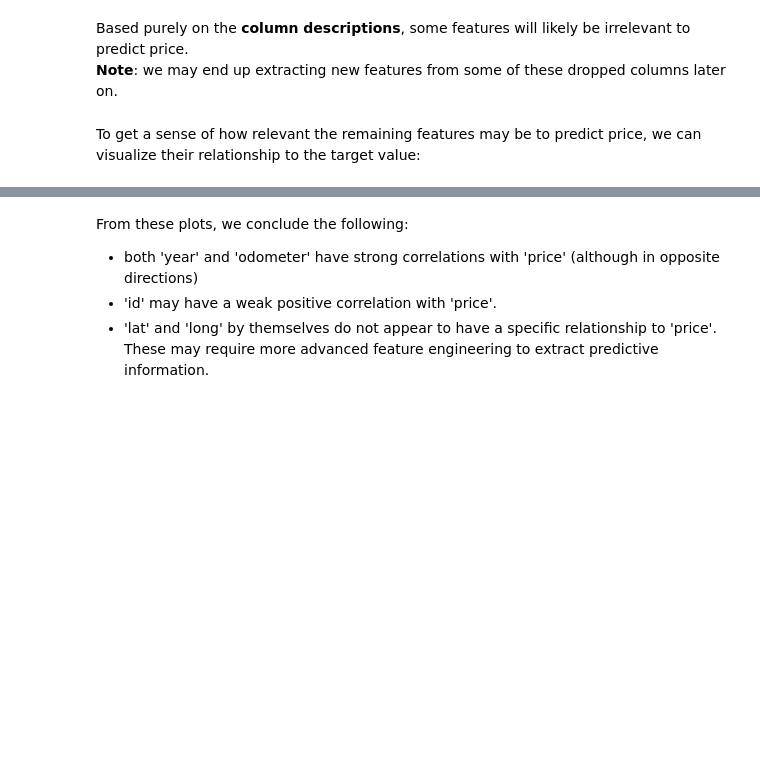
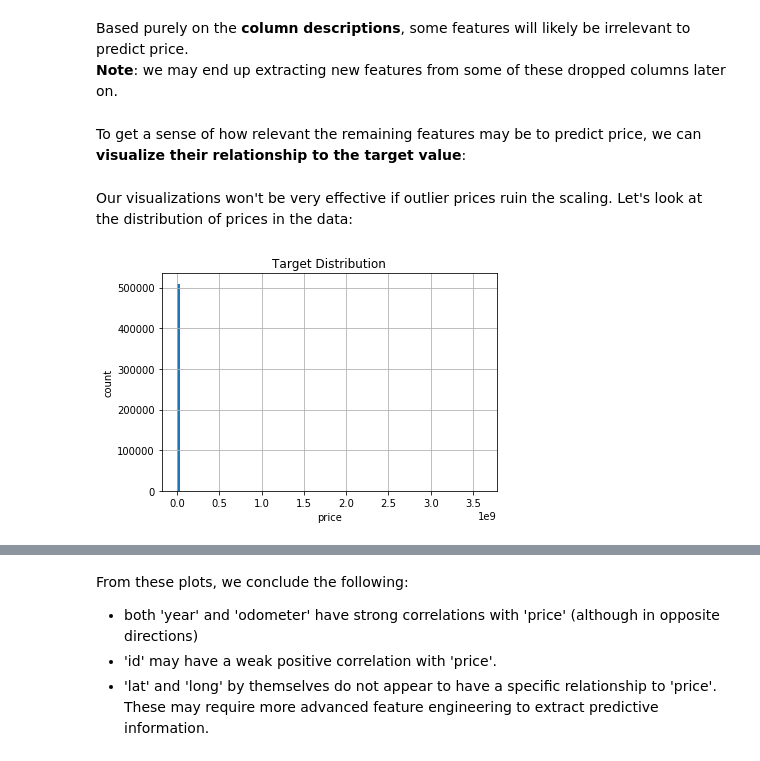
Before and after one commit to AppliedML2020/assignment-3-tomas-larrain, a Jupyter notebook: hw-3_Brett.ipynb, the cells around one changed output, grey strips where cells are left out. Saved outputs shown, nothing was run; the diff lists cells and outputs as text; code cells hidden in the pictures; blank space fills up the shorter version.

```diff
--- a/hw-3_Brett.ipynb
+++ b/hw-3_Brett.ipynb
@@ -39,7 +39,16 @@ Based purely on the **column descriptions**, some features will likely be irrele
 # %%
 irrelevant_features = ['url', 'vin', 'image_url']
 # %% [markdown]
-To get a sense of how relevant the remaining features may be to predict price, we can visualize their relationship to the target value:
+To get a sense of how relevant the remaining features may be to predict price, we can **visualize their relationship to the target value**:
 # %%
 relevant_features = raw_features.columns.difference(empty_features+irrelevant_features, sort=False)
 relevant_types = raw_features.dtypes[relevant_features]
+# %% [markdown]
+Our visualizations won't be very effective if outlier prices ruin the scaling.  Let's look at the distribution of prices in the data:
+# %%
+raw_target.hist(bins=100)
+plt.title('Target Distribution')
+plt.xlabel('price')
+plt.ylabel('count');
+# %% [output]
+[figure, added]
```
Also changed, not shown: parts of 49 cells of this notebook.
